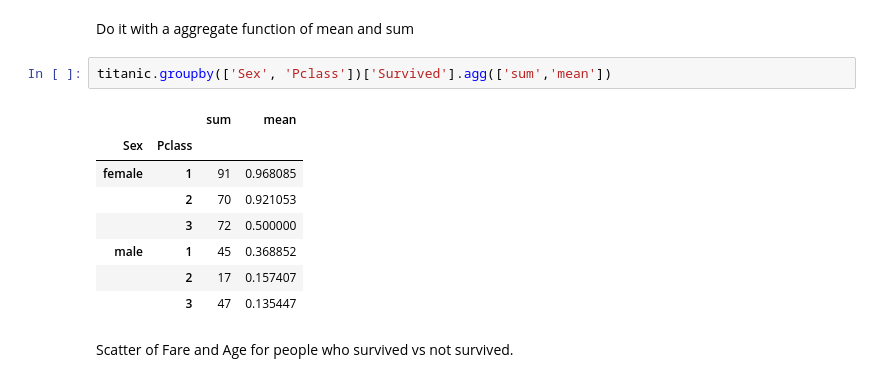
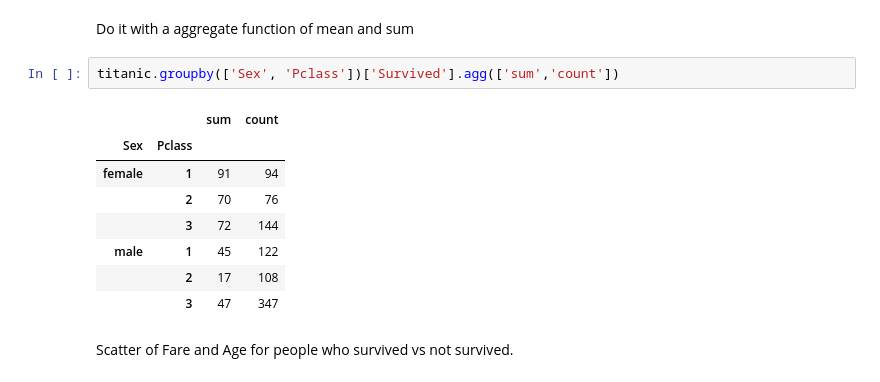
Before and after one commit to zdanielshi/data_science_LFZ, a Jupyter notebook: DS0607_matplotlib.ipynb, the cells around one changed output. Saved outputs shown, nothing was run; the diff lists cells and outputs as text.

```diff
--- a/DS0607_matplotlib.ipynb
+++ b/DS0607_matplotlib.ipynb
@@ -106,16 +106,16 @@ Text(0, 0.5, 'Fare')
 # %% [markdown]
 Do it with a aggregate function of mean and sum
 # %%
-titanic.groupby(['Sex', 'Pclass'])['Survived'].agg(['sum','mean'])
+titanic.groupby(['Sex', 'Pclass'])['Survived'].agg(['sum','count'])
 # %% [output]
-|  |  | sum | mean |
+|  |  | sum | count |
 | Sex | Pclass |  |  |
-| female | 1 | 91 | 0.968085 |
-|  | 2 | 70 | 0.921053 |
-|  | 3 | 72 | 0.500000 |
-| male | 1 | 45 | 0.368852 |
-|  | 2 | 17 | 0.157407 |
-|  | 3 | 47 | 0.135447 |
+| female | 1 | 91 | 94 |
+|  | 2 | 70 | 76 |
+|  | 3 | 72 | 144 |
+| male | 1 | 45 | 122 |
+|  | 2 | 17 | 108 |
+|  | 3 | 47 | 347 |
 # %% [markdown]
 Scatter of Fare and Age for people who survived vs not survived.
 # %%
```
Also changed, not shown: parts of 7 cells of this notebook.
